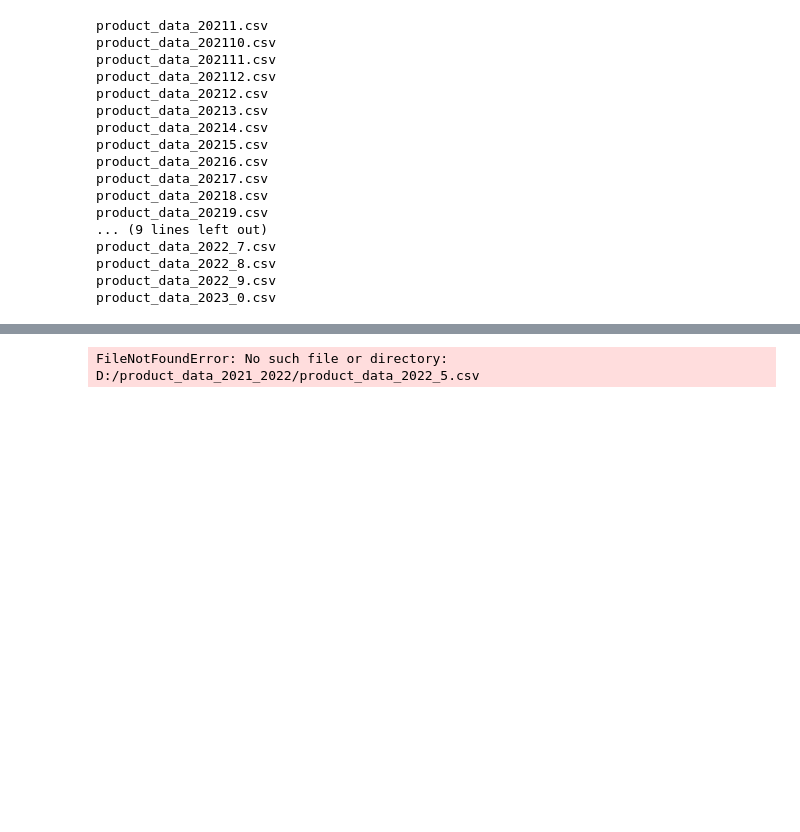
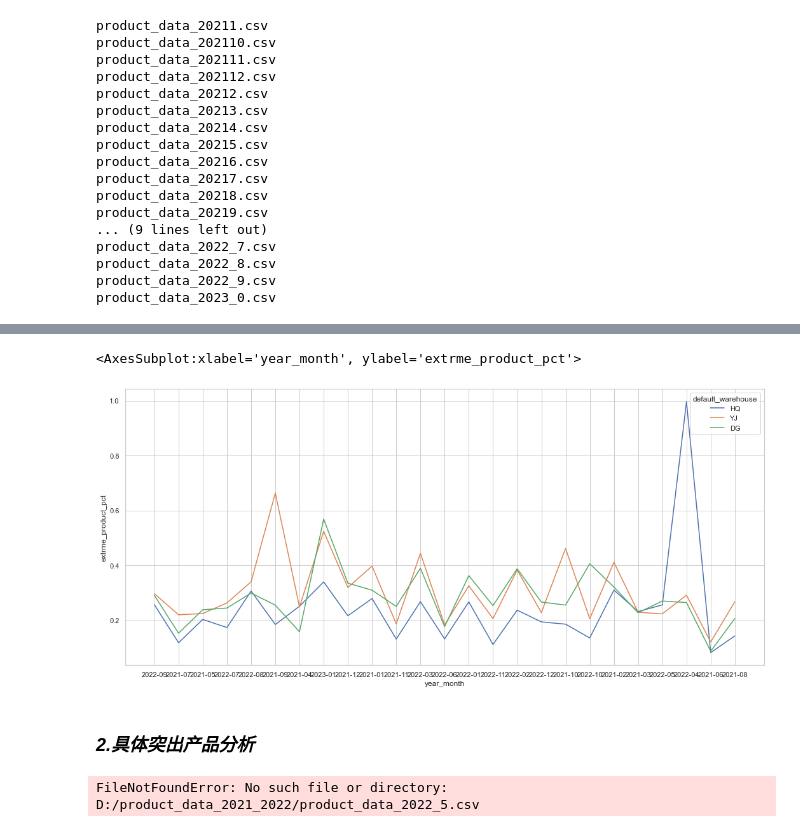
Before and after one commit to louie-lou/logistics-related, a Jupyter notebook: transfer&split/transfer&split.ipynb, the cells around one changed output, grey strips where cells are left out. Drawn from its saved outputs; the diff is of its cells as text; code cells hidden in the pictures; blank space fills up the shorter version.

```diff
--- a/transfer&split/transfer&split.ipynb
+++ b/transfer&split/transfer&split.ipynb
@@ -743,0 +729,7 @@ shape: (13, 8)
+# %%
+extreme_sales_data_month = sales_data_month.filter((pl.col('transfer_rate')>0.5)&~(pl.col('default_warehouse').is_null())
+                                                  ).groupby(by = ['year_month','default_warehouse']).agg(pl.col(['nums','transfer_nums']).sum())
+sales_total = sales_data_month.groupby(by = ['year_month','default_warehouse']).agg(pl.col(['nums','transfer_nums']).sum())
+extreme_sales_data_month = extreme_sales_data_month.join(sales_total,how = 'left',on = ['year_month','default_warehouse']
+                                                        ).with_column((pl.col('transfer_nums')/pl.col('transfer_nums_right')).alias('extrme_product_pct'))
+extreme_sales_data_month
@@ -744,3 +756,11 @@ shape: (13, 8)
+# %%
+fig = plt.subplots(figsize =(18,8))
+sns.lineplot(data = extreme_sales_data_month,x= 'year_month',y = 'extrme_product_pct',hue = 'default_warehouse')
+# %% [output]
+<AxesSubplot:xlabel='year_month', ylabel='extrme_product_pct'>
+[figure, added]
+# %% [markdown]
+### ***2.具体突出产品分析***
 # %%
 import polars as pl
 raw_data = pl.read_csv("D:/product_data_2021_2022/product_data_2022_5.csv")
```
Also changed, not shown: parts of 13 cells of this notebook.
